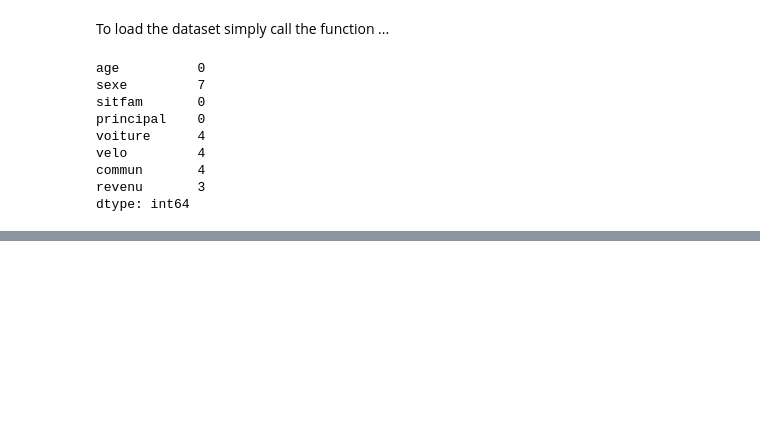
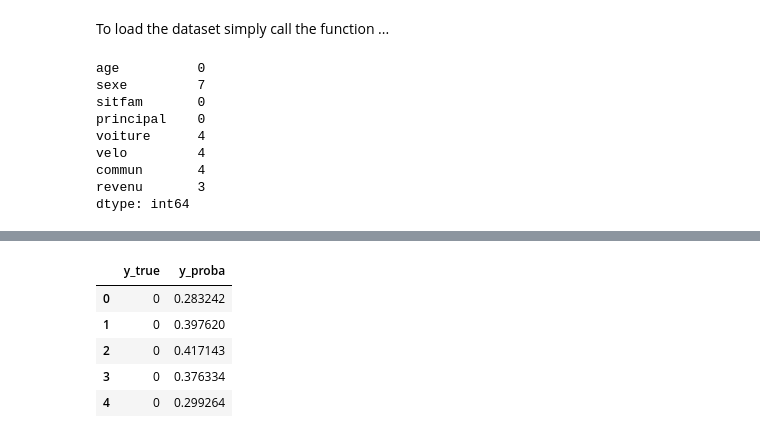
Before and after one commit to rcvalenzuela/aatools, a Jupyter notebook: _proc/02_datasets.ipynb, the cells around one changed output, grey strips where cells are left out. Saved outputs shown, nothing was run; the diff lists cells and outputs as text; code cells hidden in the pictures; blank space fills up the shorter version.

```diff
--- a/_proc/02_datasets.ipynb
+++ b/_proc/02_datasets.ipynb
@@ -49,0 +66,11 @@ dtype: int64
+# %%
+predictions = load_predictions()
+# %%
+predictions.head()
+# %% [output]
+|  | y_true | y_proba |
+| 0 | 0 | 0.283242 |
+| 1 | 0 | 0.397620 |
+| 2 | 0 | 0.417143 |
+| 3 | 0 | 0.376334 |
+| 4 | 0 | 0.299264 |
```
Also changed, not shown: parts of 3 cells of this notebook, 10 other files.
